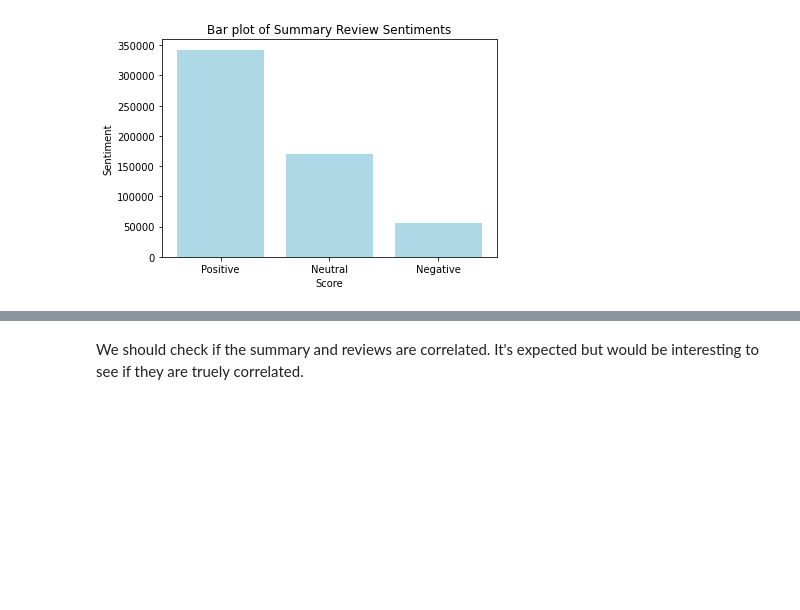
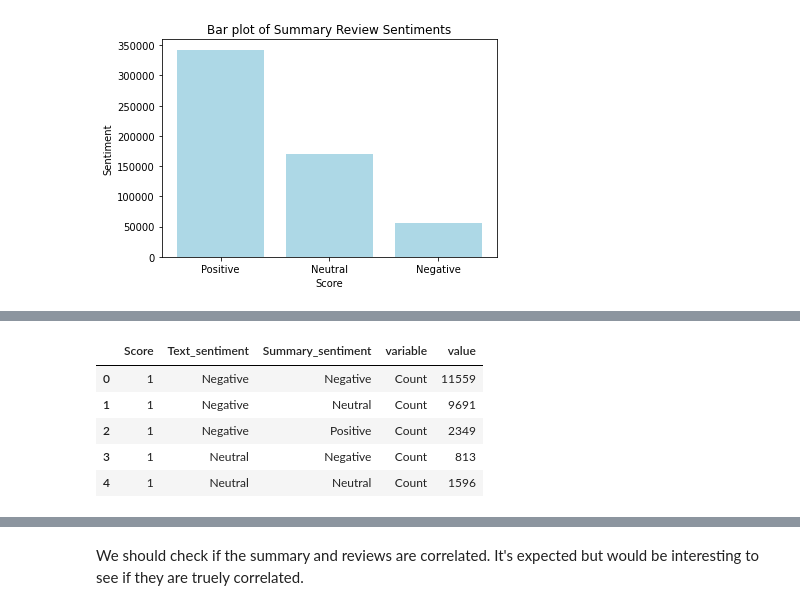
Before and after one commit to dchen71/amazon-fine-foods-review-analysis, a Jupyter notebook: fine_foods_analysis.ipynb, the cells around one changed output, grey strips where cells are left out. Cells and saved outputs as stored; diff of their text form; code cells hidden in the pictures; blank space fills up the shorter version.

```diff
--- a/fine_foods_analysis.ipynb
+++ b/fine_foods_analysis.ipynb
@@ -245,0 +248,3 @@ The summary text shows a similar trend as the review text. The interesting diffe
+# %%
+reviews_sentiment_count = reviews.groupby(['Score','Text_sentiment', 'Summary_sentiment']).count()[["Id"]].reset_index().rename(columns = {"Id": "Count"})
+reviews_sentiment_count.head()
@@ -245,0 +258,10 @@ The summary text shows a similar trend as the review text. The interesting diffe
+# %%
+melted_reviews = pd.melt(reviews_sentiment_count, id_vars=['Score', 'Text_sentiment', 'Summary_sentiment'], value_vars=['Count'])
+melted_reviews.head()
+# %% [output]
+|  | Score | Text_sentiment | Summary_sentiment | variable | value |
+| 0 | 1 | Negative | Negative | Count | 11559 |
+| 1 | 1 | Negative | Neutral | Count | 9691 |
+| 2 | 1 | Negative | Positive | Count | 2349 |
+| 3 | 1 | Neutral | Negative | Count | 813 |
+| 4 | 1 | Neutral | Neutral | Count | 1596 |
```
Also changed, not shown: parts of 5 cells of this notebook.
